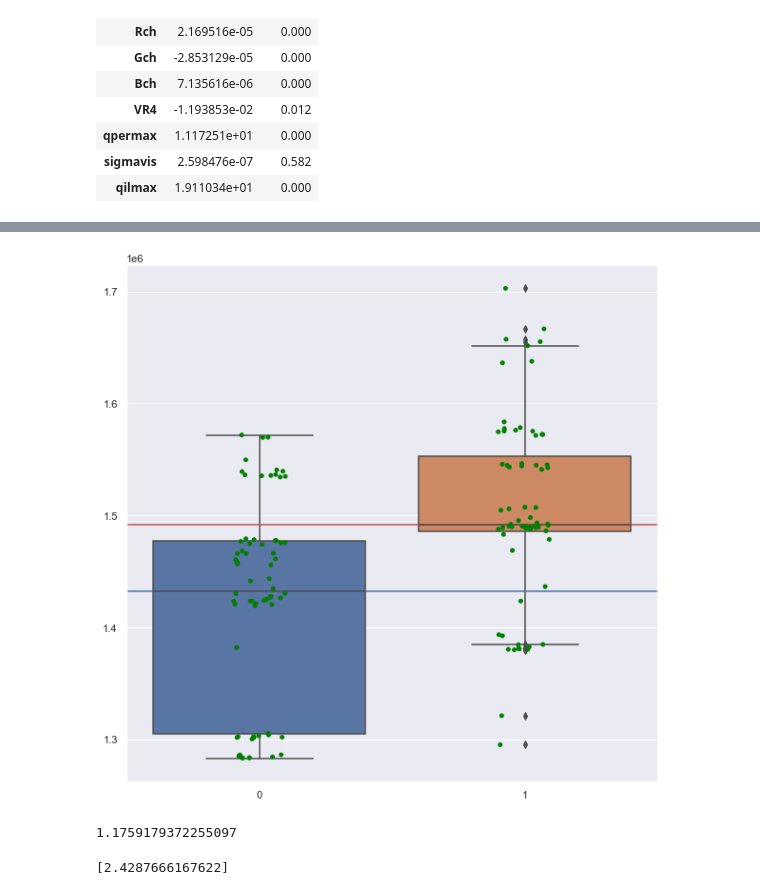
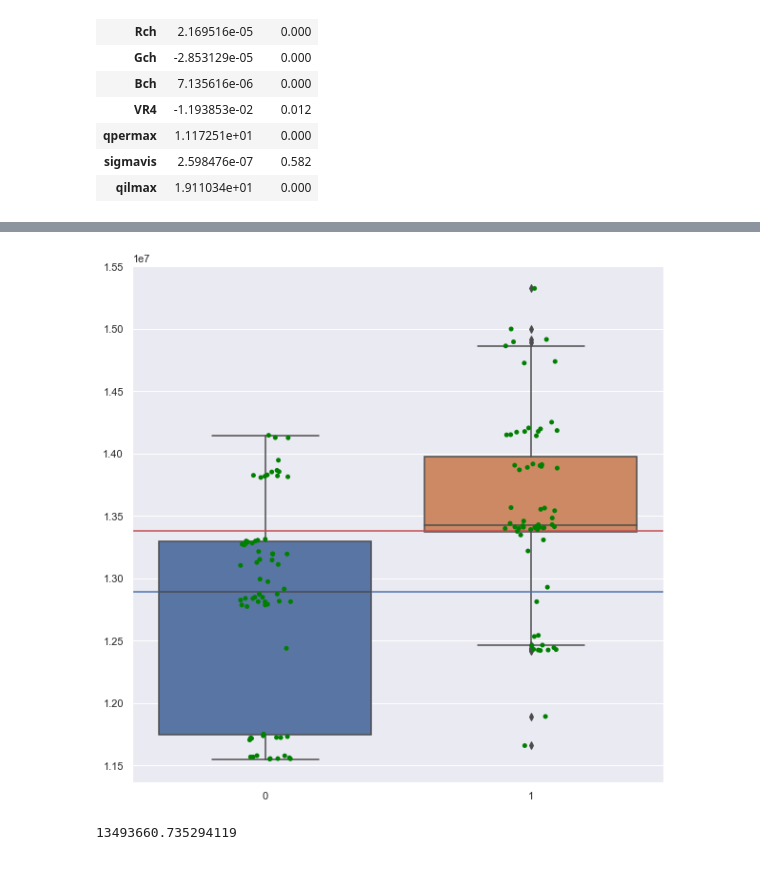
Before and after one commit to ahmadasmandar/linearreg, a Jupyter notebook: boston.ipynb, the cells around one changed output, grey strips where cells are left out. Drawn from its saved outputs; the diff is of its cells as text; code cells hidden in the pictures.

Commit message:
try to check values with antoher model

```diff
--- a/boston.ipynb
+++ b/boston.ipynb
@@ -423,26 +453,34 @@ def calc(val_list):
     for cf,val in zip(coeff_list,val_list):
         sum+=(cf*val)
         # print(f"{cf}* {val}")
+
+    value=checkValue(val_list)
+    print(f"the value {value} ")
+    if value ==2:
+        print(f"{value} the Desicion is not !! correct...!! ")
+
     if  sum < 1.5:
-            # print(f"NF predected {sum} for Input {target_in} ")
+            print(f"NF predected {sum} for Input {target_in} ")
             # nf.append(sum)
             check_value=1
             # continue
     elif  sum < 2.5 and 1.5 < sum:
-            # print(f"LF predected {sum} for Input {target_in}")
+            print(f"LF predected {sum} for Input {target_in}")
             # lf.append(sum)
             check_value=2
             # continue
     elif  2.5 < sum:
-            # print(f"HF predected {sum} for Input {target_in}")
+            print(f"HF predected {sum} for Input {target_in}")
             # hf.append(sum)
             check_value=3
             # continue
     # print(nf)
     if check_value == target_in:
             rv.append(val_list)
+            rv.append(sum)
     else:
         fv.append(val_list)
+        fv.append(sum)
 
     if target_in == 1:
         nf.append(sum)
@@ -453,4 +491,5 @@ def calc(val_list):
     elif target_in == 3:
         hf.append(sum)
 
+
     return nf, lf, hf,rv,fv
@@ -512,33 +550,32 @@ plt.show()
 # %%
 
 sum_f=[]
 sum_r=[]
+sum_sum=[]
+sum_sumf=[]
 ctr=0
+
 for r,f in zip(rva,fva):
-    # print(r[0][0:4])
+
+    # print(r[1])
     # print(f)
-
     # sum_r.append(np.sum(r[0][8:9]/1000))
     # sum_f.append(np.sum(f[0][8:9]/1000))
 
-    sum_r.append(np.sum(np.mean(r[0][0:9])))
-    sum_f.append(np.sum(np.mean(f[0][0:9])))
+    sum_r.append(np.sum(r[0][0:9]))
+    sum_f.append(np.sum(f[0][0:9]))
+    sum_sum.append(np.sum(r[1])*1e6)
+    sum_sumf.append(np.sum(f[1])*1e6)
     # break
     ctr+=1
 plt.subplots(figsize=(10,10))
 sns.set(style="darkgrid")
 sns.boxplot(data=[sum_r,sum_f])
 sns.stripplot(data=[sum_r,sum_f],color='green')
 plt.axhline(np.median(sum_r), color='b')
-plt.axhline(np.median(sum_f), color='r')
+plt.axhline(np.median(sum_f)-5e4, color='r')
 plt.show()
+print(np.mean(sum_f)-5e4)
 # %% [output]
-[figure, old version]
+[figure, new version]
+13493660.735294119
-# %%
-np.mean(nfa)
-# %% [output]
-1.1759179372255097
-# %%
-max(lfa)
-# %% [output]
-[2.4287666167622]
```
Also changed, not shown: parts of 21 cells of this notebook, 10 other files.
